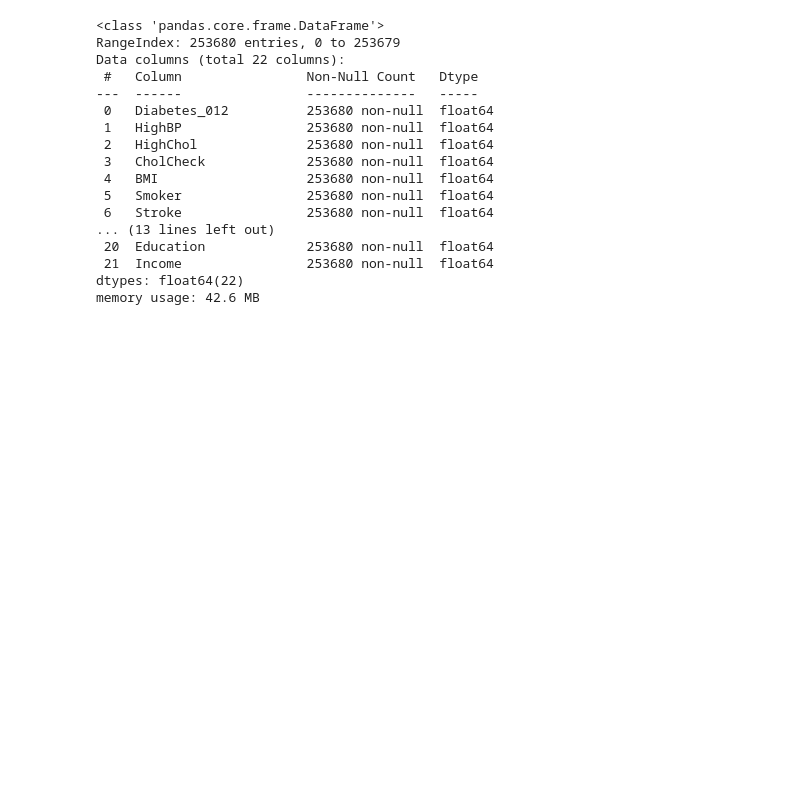
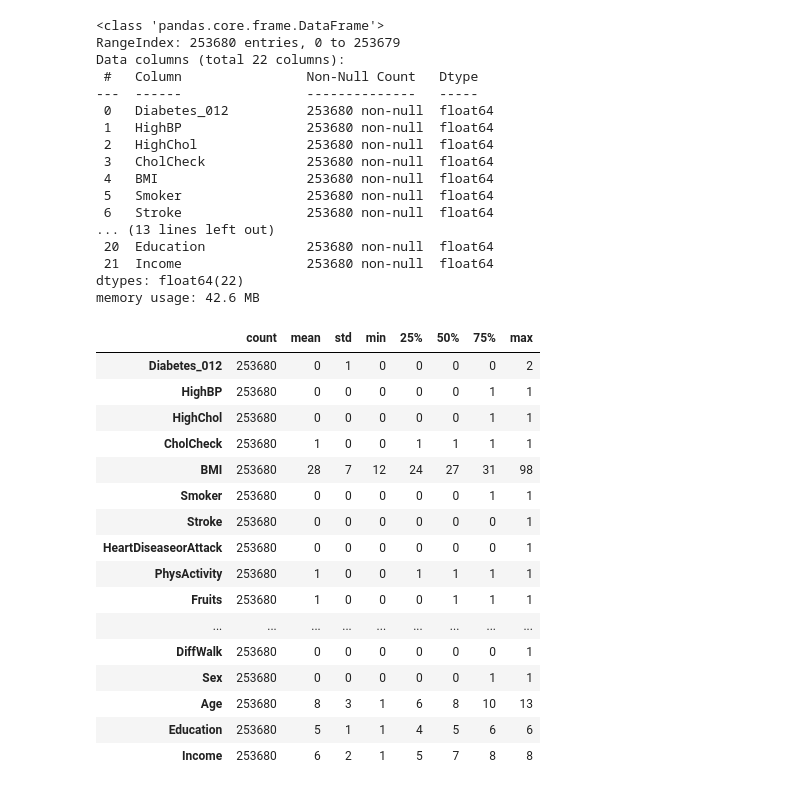
Before and after one commit to akhilnazim0/Data-Science-Project, a Jupyter notebook: Data_Science_Project_.ipynb, the cells around one changed output. Saved outputs shown, nothing was run; the diff lists cells and outputs as text; code cells hidden in the pictures; blank space fills up the shorter version.

```diff
--- a/Data_Science_Project_.ipynb
+++ b/Data_Science_Project_.ipynb
@@ -50,3 +60,25 @@ Data columns (total 22 columns):
  21  Income                253680 non-null  float64
 dtypes: float64(22)
 memory usage: 42.6 MB
+# %%
+#Basic Descriptive
+pd.set_option('display.float_format', lambda x: '% 3.f' % x)
+df.describe().transpose()
+# %% [output]
+|  | count | mean | std | min | 25% | 50% | 75% | max |
+| Diabetes_012 | 253680 | 0 | 1 | 0 | 0 | 0 | 0 | 2 |
+| HighBP | 253680 | 0 | 0 | 0 | 0 | 0 | 1 | 1 |
+| HighChol | 253680 | 0 | 0 | 0 | 0 | 0 | 1 | 1 |
+| CholCheck | 253680 | 1 | 0 | 0 | 1 | 1 | 1 | 1 |
+| BMI | 253680 | 28 | 7 | 12 | 24 | 27 | 31 | 98 |
+| Smoker | 253680 | 0 | 0 | 0 | 0 | 0 | 1 | 1 |
+| Stroke | 253680 | 0 | 0 | 0 | 0 | 0 | 0 | 1 |
+| HeartDiseaseorAttack | 253680 | 0 | 0 | 0 | 0 | 0 | 0 | 1 |
+| PhysActivity | 253680 | 1 | 0 | 0 | 1 | 1 | 1 | 1 |
+| Fruits | 253680 | 1 | 0 | 0 | 0 | 1 | 1 | 1 |
+| ... | ... | ... | ... | ... | ... | ... | ... | ... |
+| DiffWalk | 253680 | 0 | 0 | 0 | 0 | 0 | 0 | 1 |
+| Sex | 253680 | 0 | 0 | 0 | 0 | 0 | 1 | 1 |
+| Age | 253680 | 8 | 3 | 1 | 6 | 8 | 10 | 13 |
+| Education | 253680 | 5 | 1 | 1 | 4 | 5 | 6 | 6 |
+| Income | 253680 | 6 | 2 | 1 | 5 | 7 | 8 | 8 |
```
Also changed, not shown: parts of 2 cells of this notebook.
